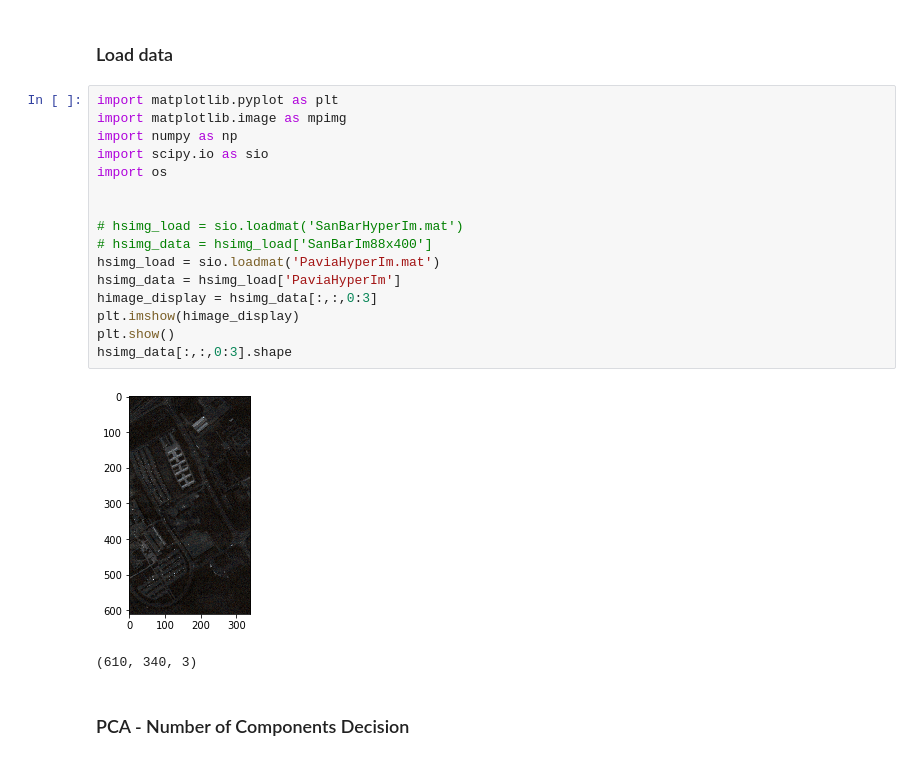
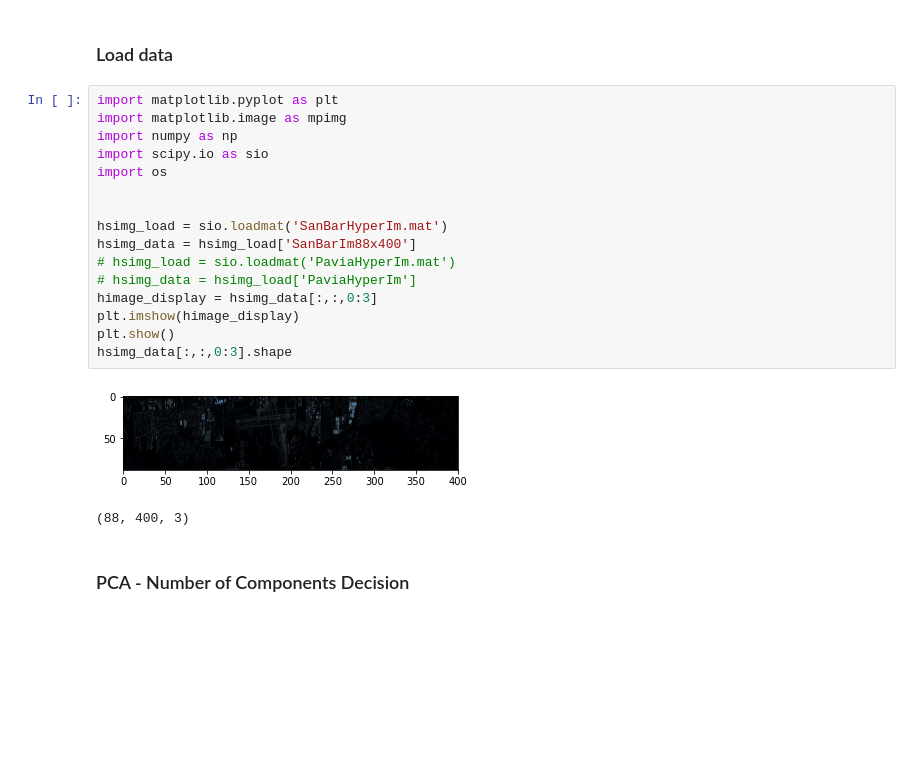
Before and after one commit to Eiris/MLProjectUF, a Jupyter notebook: Project 1/Project_1 - Clean Code Hyperspectral.ipynb, the cells around one changed output. Drawn from its saved outputs; the diff is of its cells as text; blank space fills up the shorter version.

```diff
--- a/Project 1/Project_1 - Clean Code Hyperspectral.ipynb
+++ b/Project 1/Project_1 - Clean Code Hyperspectral.ipynb
@@ -5,22 +5,22 @@
 # %%
 import matplotlib.pyplot as plt
 import matplotlib.image as mpimg
 import numpy as np
 import scipy.io as sio
 import os
 
 
-# hsimg_load = sio.loadmat('SanBarHyperIm.mat')
-# hsimg_data = hsimg_load['SanBarIm88x400']
-hsimg_load = sio.loadmat('PaviaHyperIm.mat')
-hsimg_data = hsimg_load['PaviaHyperIm']
+hsimg_load = sio.loadmat('SanBarHyperIm.mat')
+hsimg_data = hsimg_load['SanBarIm88x400']
+# hsimg_load = sio.loadmat('PaviaHyperIm.mat')
+# hsimg_data = hsimg_load['PaviaHyperIm']
 himage_display = hsimg_data[:,:,0:3]
 plt.imshow(himage_display)
 plt.show()
 hsimg_data[:,:,0:3].shape
 # %% [output]
-[figure, old version]
+[figure, new version]
-(610, 340, 3)
+(88, 400, 3)
 # %% [markdown]
 ### PCA - Number of Components Decision
 # %%
```
Also changed, not shown: parts of 22 cells of this notebook, 1 other file.
